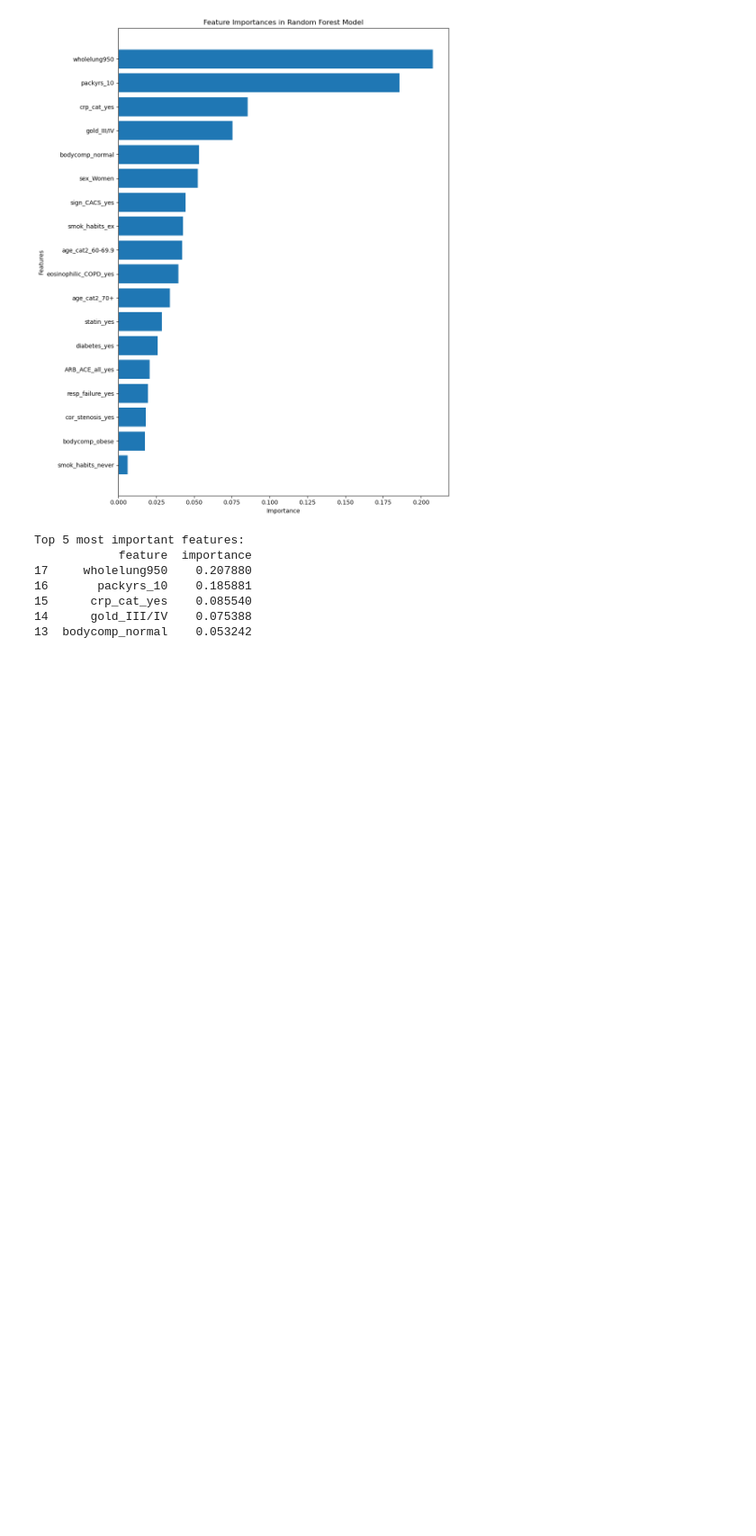
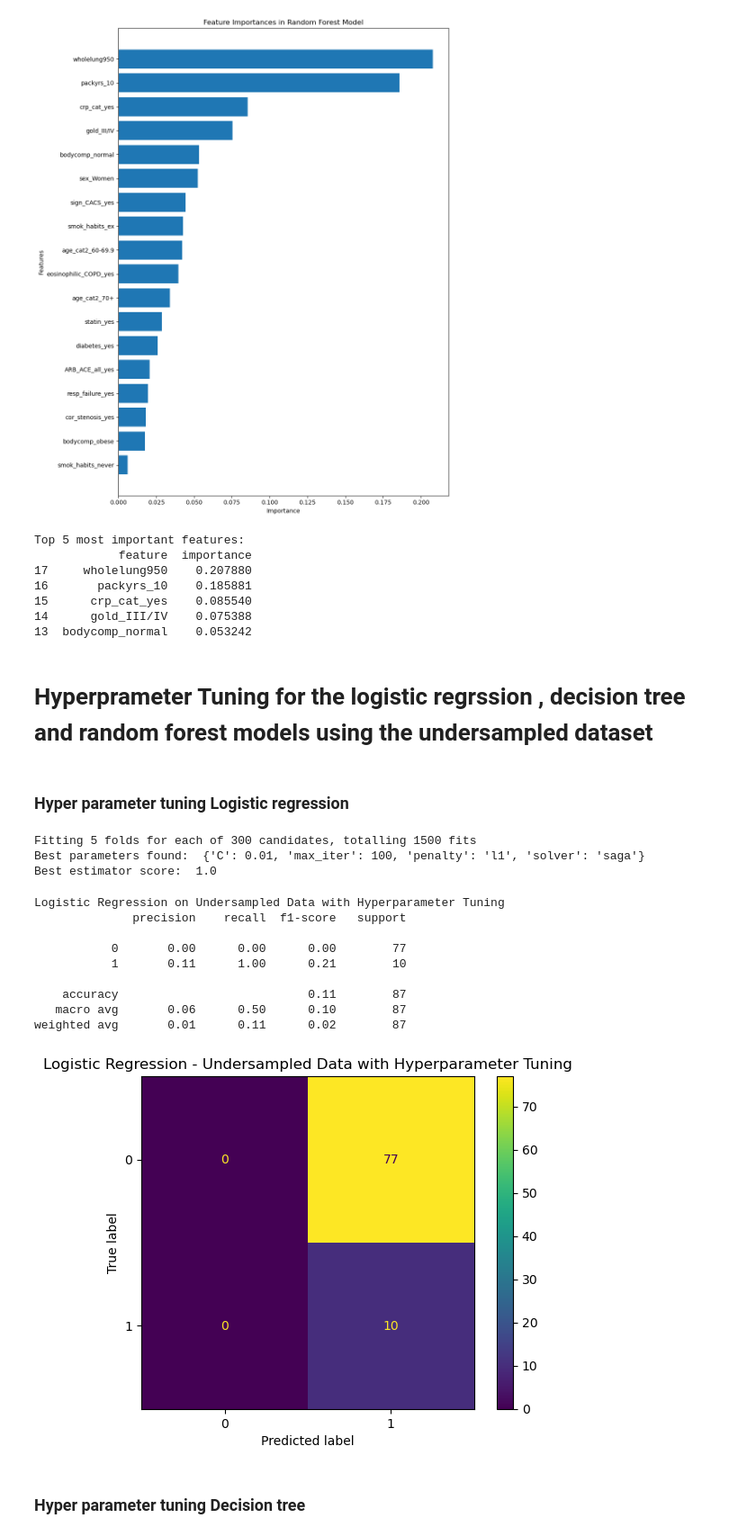
Before and after one commit to Fred-Odims/COPD-exacerbation, a Jupyter notebook: isp_project.ipynb, the cells around one changed output. Shown at 90% size. Cells and saved outputs as stored; diff of their text form; code cells hidden in the pictures; blank space fills up the shorter version.

Commit message:
final changes included hyperparameter tuning

```diff
--- a/isp_project.ipynb
+++ b/isp_project.ipynb
@@ -805,3 +805,5 @@ Top 5 most important features:
 15      crp_cat_yes    0.085540
 14      gold_III/IV    0.075388
 13  bodycomp_normal    0.053242
+# %% [markdown]
+# Hyperprameter Tuning for the logistic regrssion , decision tree and random forest models using the undersampled dataset
@@ -807,0 +812,57 @@ Top 5 most important features:
+# %% [markdown]
+### Hyper parameter tuning Logistic regression
+# %%
+# Define the parameter grid for Logistic Regression
+param_grid_lr = {
+    'penalty': ['l1', 'l2', 'elasticnet', 'none'],
+    'C': [0.01, 0.1, 1, 10, 100],
+    'solver': ['lbfgs', 'liblinear', 'saga'],
+    'max_iter': [100, 200, 300, 400, 500]
+}
+
+# Initialize the LogisticRegression
+logreg = LogisticRegression(random_state=42)
+
+# Initialize GridSearchCV with the LogisticRegression and parameter grid
+grid_search_lr = GridSearchCV(estimator=logreg, param_grid=param_grid_lr, scoring='recall',
+                           cv=5, n_jobs=-1, verbose=2)
+
+# Fit GridSearchCV to the undersampled training data
+grid_search_lr.fit(X_train_under, y_train_under)
+
+# print best estimators and best hyperparameters
+print("Best parameters found: ", grid_search_lr.best_params_)
+print("Best estimator score: ", grid_search_lr.best_score_)
+# %% [output]
+Fitting 5 folds for each of 300 candidates, totalling 1500 fits
+Best parameters found:  {'C': 0.01, 'max_iter': 100, 'penalty': 'l1', 'solver': 'saga'}
+Best estimator score:  1.0
+# %%
+# Get the best estimator from the grid search
+best_logreg_model = grid_search_lr.best_estimator_
+
+# Predict on the test set
+y_pred_logreg_val = best_logreg_model.predict(X_test)
+
+# Print classification report
+print("Logistic Regression on Undersampled Data with Hyperparameter Tuning")
+print(classification_report(y_test, y_pred_logreg_val))
+
+# Plot confusion matrix
+cm_lr = confusion_matrix(y_test, y_pred_logreg_val)
+ConfusionMatrixDisplay(cm_lr).plot()
+plt.title("Logistic Regression - Undersampled Data with Hyperparameter Tuning")
+plt.show()
+# %% [output]
+Logistic Regression on Undersampled Data with Hyperparameter Tuning
+              precision    recall  f1-score   support
+
+           0       0.00      0.00      0.00        77
+           1       0.11      1.00      0.21        10
+
+    accuracy                           0.11        87
+   macro avg       0.06      0.50      0.10        87
+weighted avg       0.01      0.11      0.02        87
+[figure, added]
+# %% [markdown]
+### Hyper parameter tuning Decision tree
```
Also changed, not shown: parts of 8 cells of this notebook.
